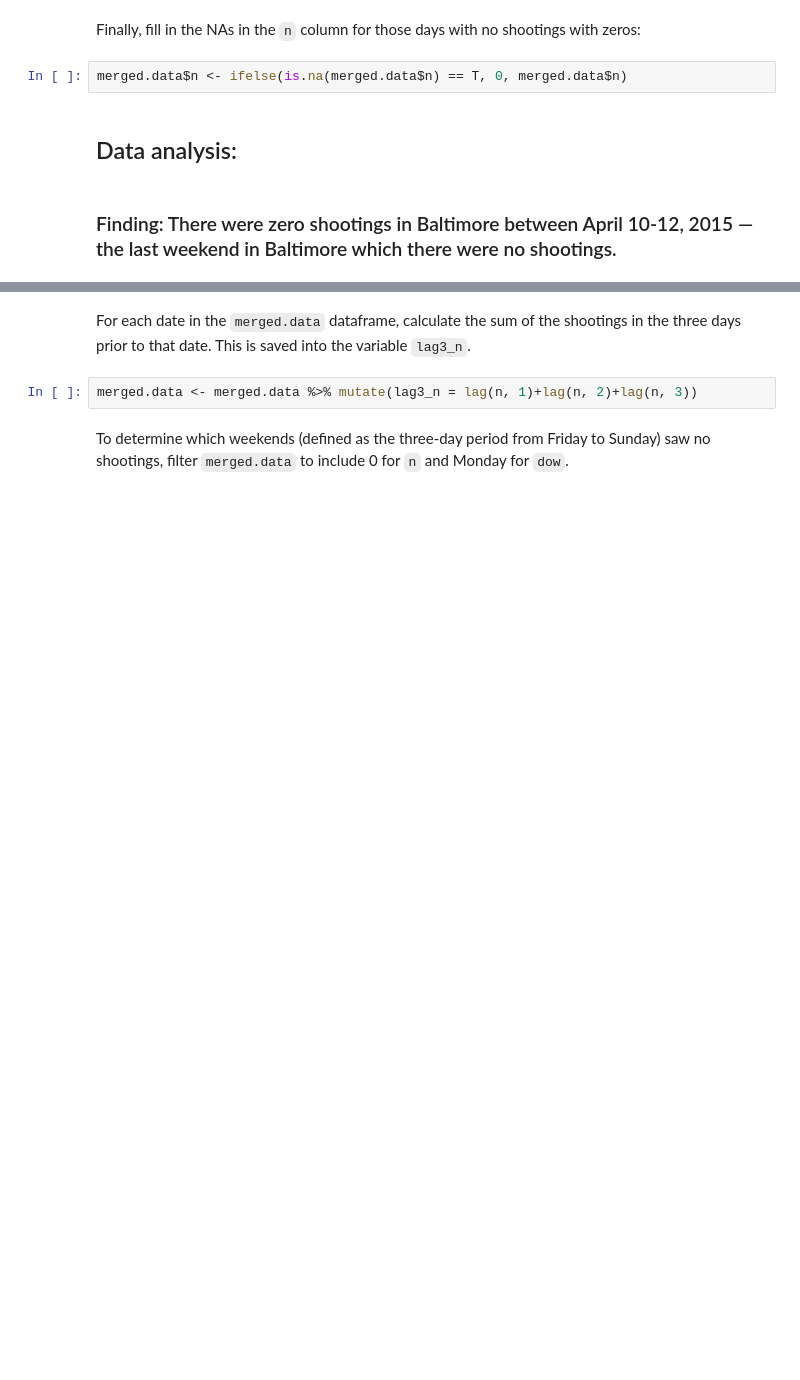
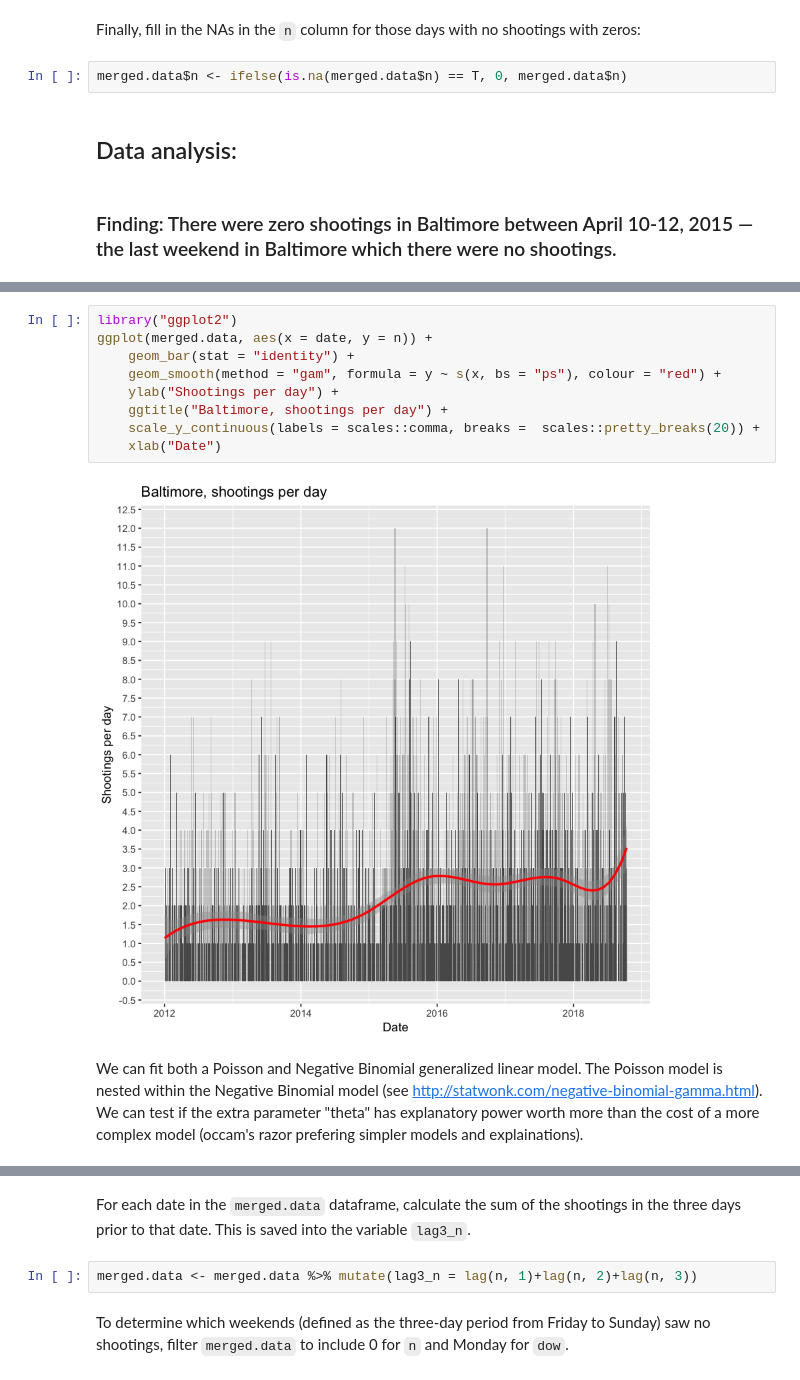
Before and after one commit to baltimore-sun-data/2018-shootings-analysis, a Jupyter notebook: shootings_analysis.ipynb, the cells around one changed output, grey strips where cells are left out. Saved outputs shown, nothing was run; the diff lists cells and outputs as text; blank space fills up the shorter version.

Commit message:
Add three models to describe the data, a p-spline model, poisson and negative binomial generalized linear models.

```diff
--- a/shootings_analysis.ipynb
+++ b/shootings_analysis.ipynb
@@ -70,0 +76,13 @@ merged.data$n <- ifelse(is.na(merged.data$n) == T, 0, merged.data$n)
+# %%
+library("ggplot2")
+ggplot(merged.data, aes(x = date, y = n)) +
+    geom_bar(stat = "identity") +
+    geom_smooth(method = "gam", formula = y ~ s(x, bs = "ps"), colour = "red") +
+    ylab("Shootings per day") +
+    ggtitle("Baltimore, shootings per day") +
+    scale_y_continuous(labels = scales::comma, breaks =  scales::pretty_breaks(20)) +
+    xlab("Date")
+# %% [output]
+[figure, added]
+# %% [markdown]
+We can fit both a Poisson and Negative Binomial generalized linear model. The Poisson model is nested within the Negative Binomial model (see http://statwonk.com/negative-binomial-gamma.html). We can test if the extra parameter "theta" has explanatory power worth more than the cost of a more complex model (occam's razor prefering simpler models and explainations).
```
Also changed, not shown: parts of 6 cells of this notebook.
